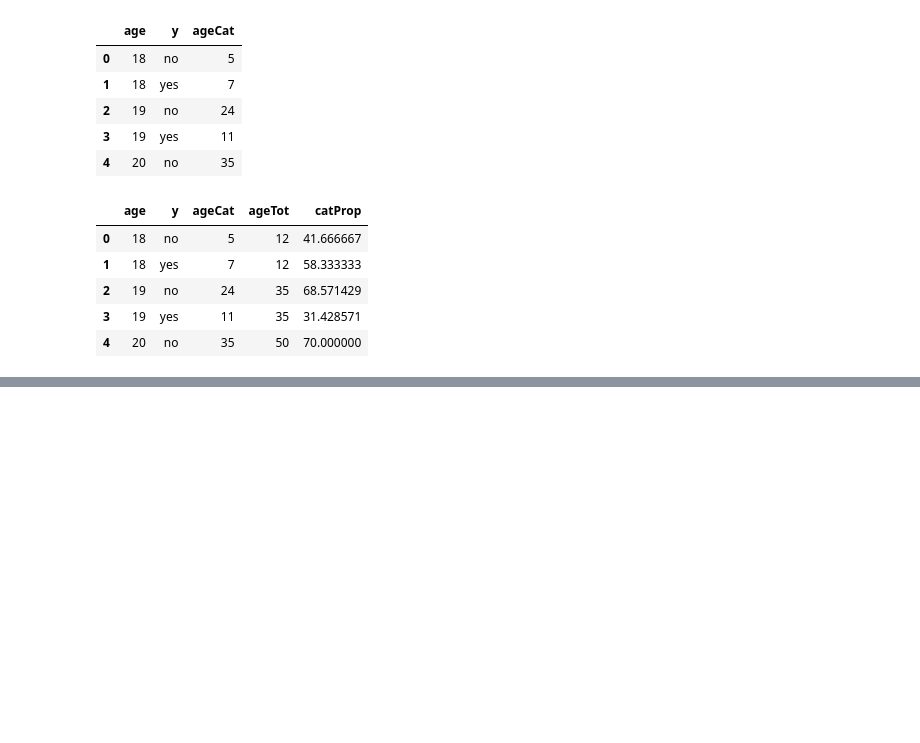
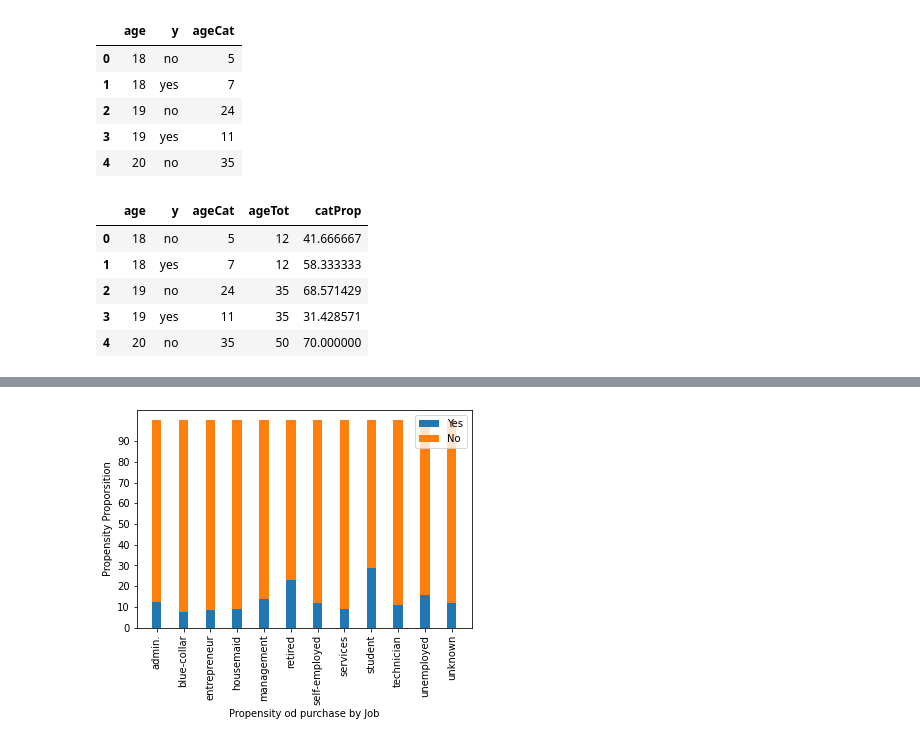
Before and after one commit to FauziArifin/PacktData, a Jupyter notebook: Term_Deposits.ipynb, the cells around one changed output, grey strips where cells are left out. Drawn from its saved outputs; the diff is of its cells as text; code cells hidden in the pictures; blank space fills up the shorter version.

Commit message:
Find Employment Status versus Propensity

```diff
--- a/Term_Deposits.ipynb
+++ b/Term_Deposits.ipynb
@@ -159,3 +159,7 @@ chart_ageComb = alt.Chart(ageComb).mark_line().encode(x='age', y='catProp').face
 chart_ageComb
 # %% [output]
 [interactive output not drawn]
+# %%
+#total counts under each job category
+jobTot = df_bank.groupby('job')['y'].agg(jobTot = 'count').reset_index()
+jobTot
@@ -161,0 +180,4 @@ chart_ageComb
+# %%
+#more detail
+jobProp = df_bank.groupby(['job', 'y'])['y'].agg(jobCat='count').reset_index()
+jobProp
@@ -161,0 +202,6 @@ chart_ageComb
+# %%
+#Merge both data frames
+jobComb = pd.merge(jobProp, jobTot, on=['job'])
+jobComb['catProp'] = (jobComb.jobCat/jobComb.jobTot)*100
+
+jobComb.head()
@@ -161,0 +215,41 @@ chart_ageComb
+# %%
+#Visualize with Stacked Bar
+#import matplotlib
+import matplotlib.pyplot as plt
+
+#create separate for yes and no
+jobCombYes = jobComb[jobComb['y'] == 'yes']
+jobCombNo = jobComb[jobComb['y'] == 'no']
+
+#length of the x_axis labels
+xlabels = jobTot['job'].nunique()
+
+#proportion value
+jobYes = jobCombYes['catProp'].unique()
+jobNo = jobCombNo['catProp'].unique()
+
+#arrange the index of x axis
+ind = np.arange(xlabels)
+
+#width of each bar
+width = 0.35
+
+#plotting
+p1 = plt.bar(ind, jobYes, width)
+p2 = plt.bar(ind, jobNo, width, bottom = jobYes)
+
+plt.ylabel('Propensity Proporsition')
+plt.xlabel('Propensity od purchase by Job')
+
+#Defining the x and y label index
+plt.xticks(ind, jobTot['job'].unique())
+plt.yticks(np.arange(0, 100, 10))
+
+#Defining legend
+plt.legend((p1[0], p2[0]), ('Yes', 'No'))
+
+#to rotate the axis labels
+plt.xticks(rotation=90)
+plt.show()
+# %% [output]
+[figure, added]
```
Also changed, not shown: parts of 3 cells of this notebook.
